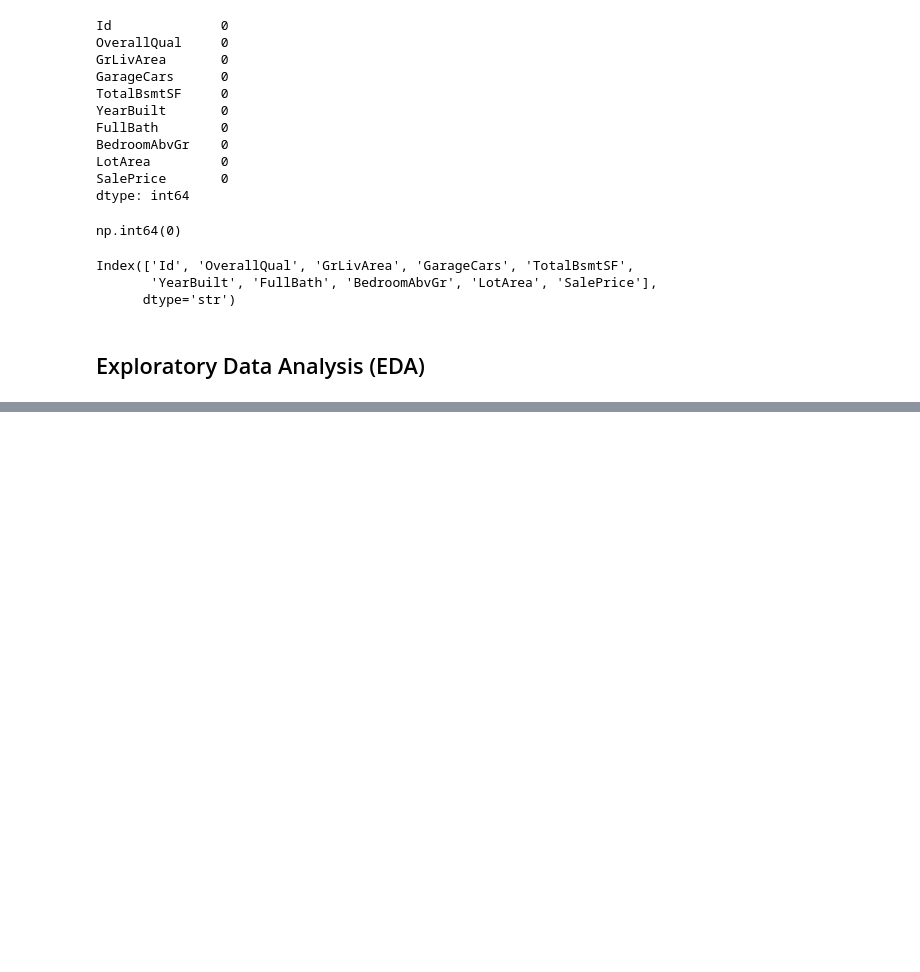
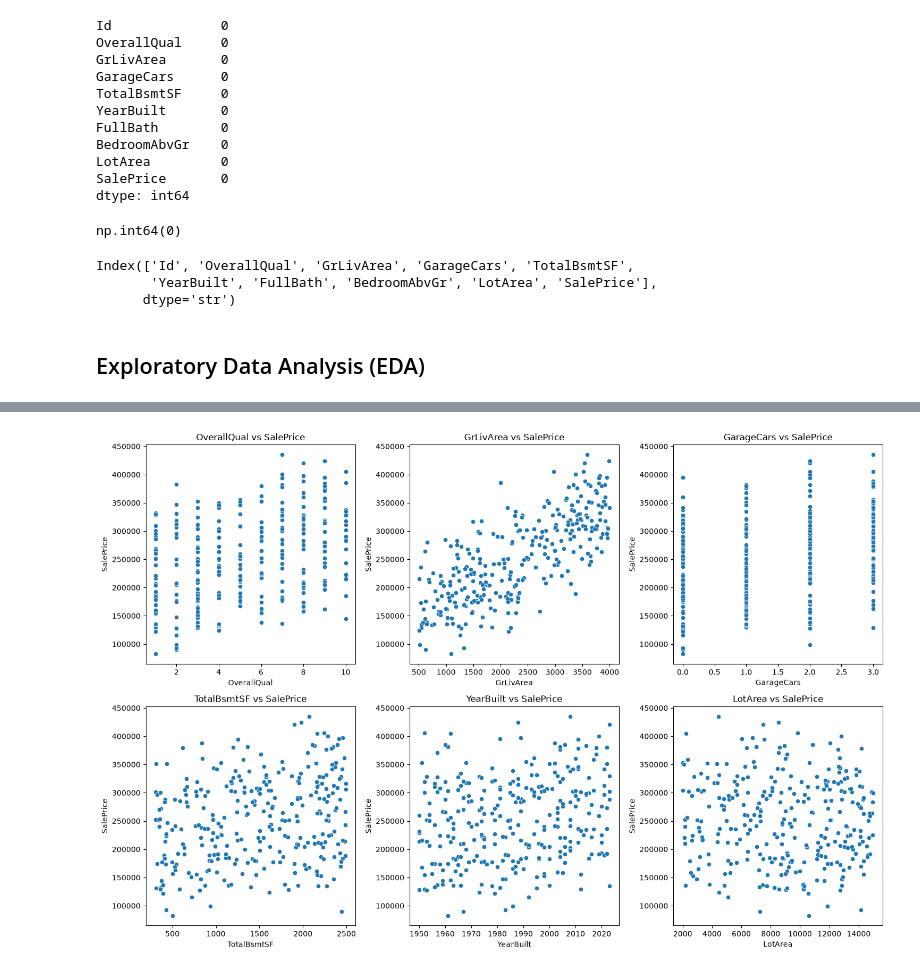
Before and after one commit to mdraihanmostafa746-coder/House-Price-Prediction-, a Jupyter notebook: notebooks/houseprediction.ipynb, the cells around one changed output, grey strips where cells are left out. Drawn from its saved outputs; the diff is of its cells as text; code cells hidden in the pictures; blank space fills up the shorter version.

```diff
--- a/notebooks/houseprediction.ipynb
+++ b/notebooks/houseprediction.ipynb
@@ -120,0 +167,28 @@ Index(['Id', 'OverallQual', 'GrLivArea', 'GarageCars', 'TotalBsmtSF',
+# %%
+plt.figure(figsize=(15, 10))
+
+features = [
+    'OverallQual',
+    'GrLivArea',
+    'GarageCars',
+    'TotalBsmtSF',
+    'YearBuilt',
+    'LotArea'
+]
+
+for i, feature in enumerate(features, 1):
+
+    plt.subplot(2, 3, i)
+
+    sns.scatterplot(
+        data=df,
+        x=feature,
+        y='SalePrice'
+    )
+
+    plt.title(f'{feature} vs SalePrice')
+
+plt.tight_layout()
+plt.show()
+# %% [output]
+[figure, added]
```
Also changed, not shown: parts of 8 cells of this notebook, 5 other files.
